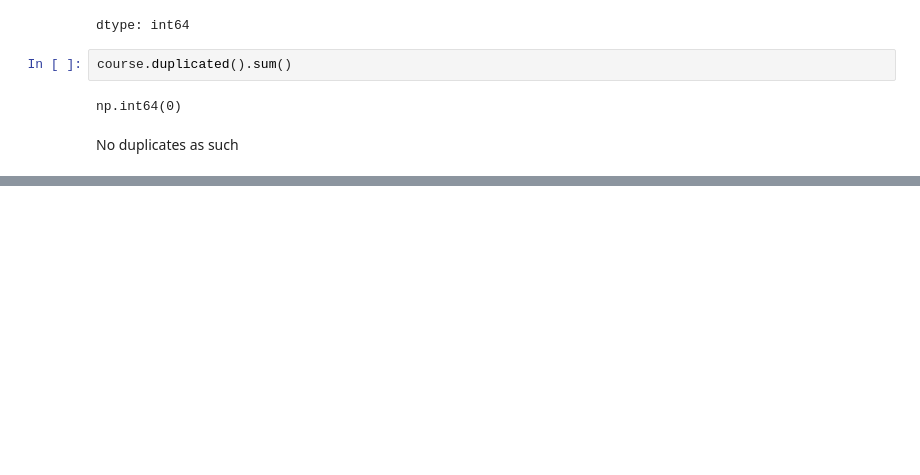
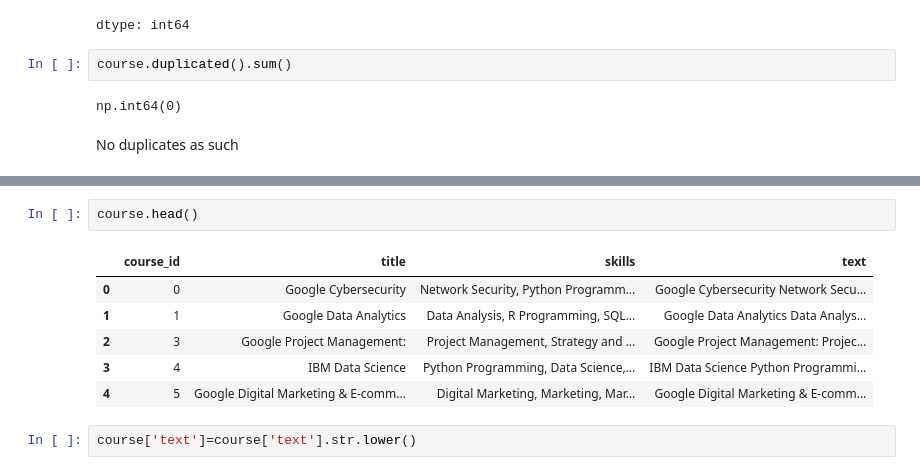
Before and after one commit to Chandrani45/AI-COURSE-RECOMMENDER-PROJECT-WORK-, a Jupyter notebook: Chandrani_Sengupta_project.ipynb, the cells around one changed output, grey strips where cells are left out. Drawn from its saved outputs; the diff is of its cells as text; blank space fills up the shorter version.

```diff
--- a/Chandrani_Sengupta_project.ipynb
+++ b/Chandrani_Sengupta_project.ipynb
@@ -166,0 +166,11 @@ course.shape
+# %%
+course.head()
+# %% [output]
+|  | course_id | title | skills | text |
+| 0 | 0 | Google Cybersecurity | Network Security, Python Programm... | Google Cybersecurity Network Secu... |
+| 1 | 1 | Google Data Analytics | Data Analysis, R Programming, SQL... | Google Data Analytics Data Analys... |
+| 2 | 3 | Google Project Management: | Project Management, Strategy and ... | Google Project Management: Projec... |
+| 3 | 4 | IBM Data Science | Python Programming, Data Science,... | IBM Data Science Python Programmi... |
+| 4 | 5 | Google Digital Marketing & E-comm... | Digital Marketing, Marketing, Mar... | Google Digital Marketing & E-comm... |
+# %%
+course['text']=course['text'].str.lower()
```
Also changed, not shown: parts of 25 cells of this notebook.
